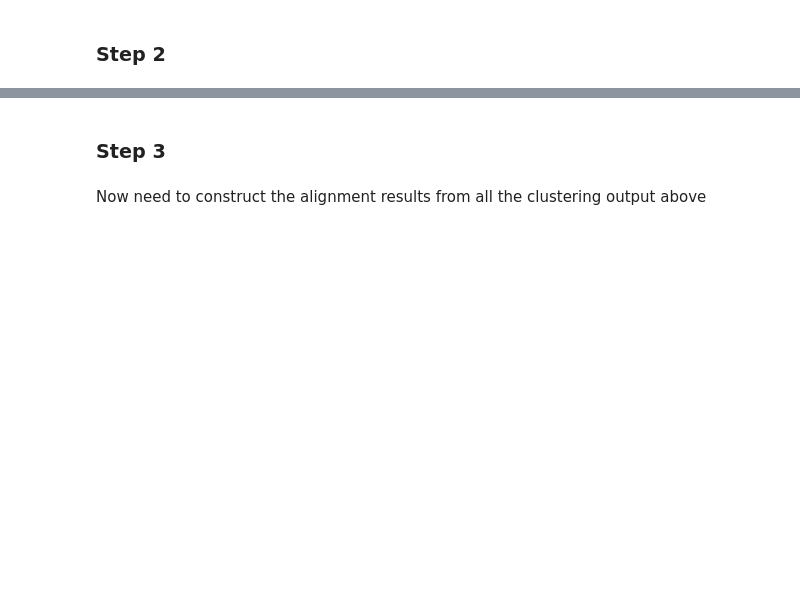
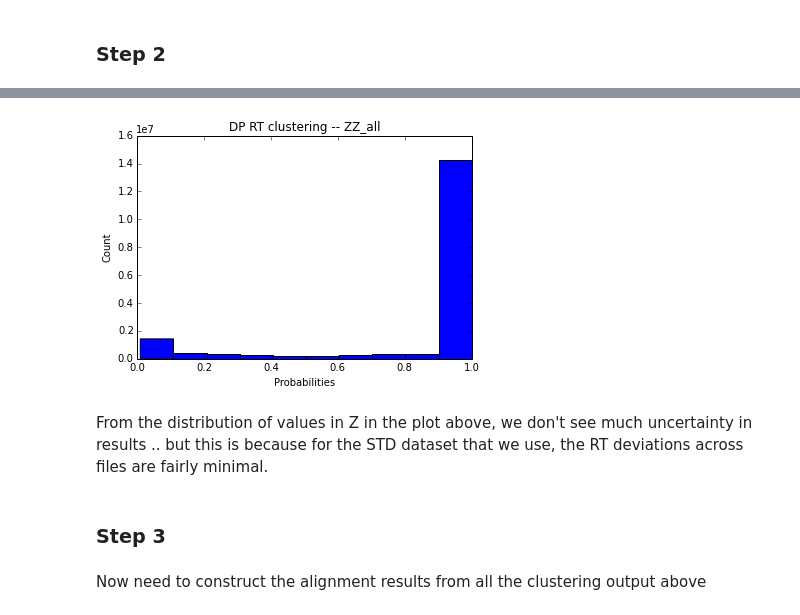
Before and after one commit to sdrogers/metabolomics_tools, a Jupyter notebook: alignment/test_shared_bin_matching.ipynb, the cells around one changed output, grey strips where cells are left out. Drawn from its saved outputs; the diff is of its cells as text; code cells hidden in the pictures; blank space fills up the shorter version.

```diff
--- a/alignment/test_shared_bin_matching.ipynb
+++ b/alignment/test_shared_bin_matching.ipynb
@@ -164,0 +220,15 @@ DONE!
+# %%
+# Second-stage clustering
+N = len(all_bins)
+assert N == len(posterior_bin_rts)
+
+# Here we cluster the 'concrete' common bins across files by their posterior RT values
+hp = HyperPars()
+hp.rt_prec = 1.0/(across_file_rt_sd*across_file_rt_sd)
+hp.rt_prior_prec = 5E-3
+hp.alpha = alpha_rt
+data = (posterior_bin_rts, all_bins)
+dp = DpMixtureGibbs(data, hp)
+dp.nsamps = rt_clustering_nsamps
+dp.burn_in = rt_clustering_burnin
+dp.run()
@@ -165,3 +259,21 @@ DONE!
+# %%
+# plot distribution of values in ZZ_all
+ZZ_all = dp.ZZ_all
+x = []
+cx = ZZ_all.tocoo()
+for i,j,v in itertools.izip(cx.row, cx.col, cx.data):
+    x.append(v)
+x = np.array(x)
+plt.figure()
+plt.hist(x, 10)
+plt.title('DP RT clustering -- ZZ_all')
+plt.xlabel('Probabilities')
+plt.ylabel('Count')
+plt.show()
+# %% [output]
+[figure, added]
+# %% [markdown]
+From the distribution of values in Z in the plot above, we don't see much uncertainty in results .. but this is because for the STD dataset that we use, the RT deviations across files are fairly minimal.
 # %% [markdown]
 ### Step 3
 # %% [markdown]
```
Also changed, not shown: parts of 21 cells of this notebook, 6 other files.
